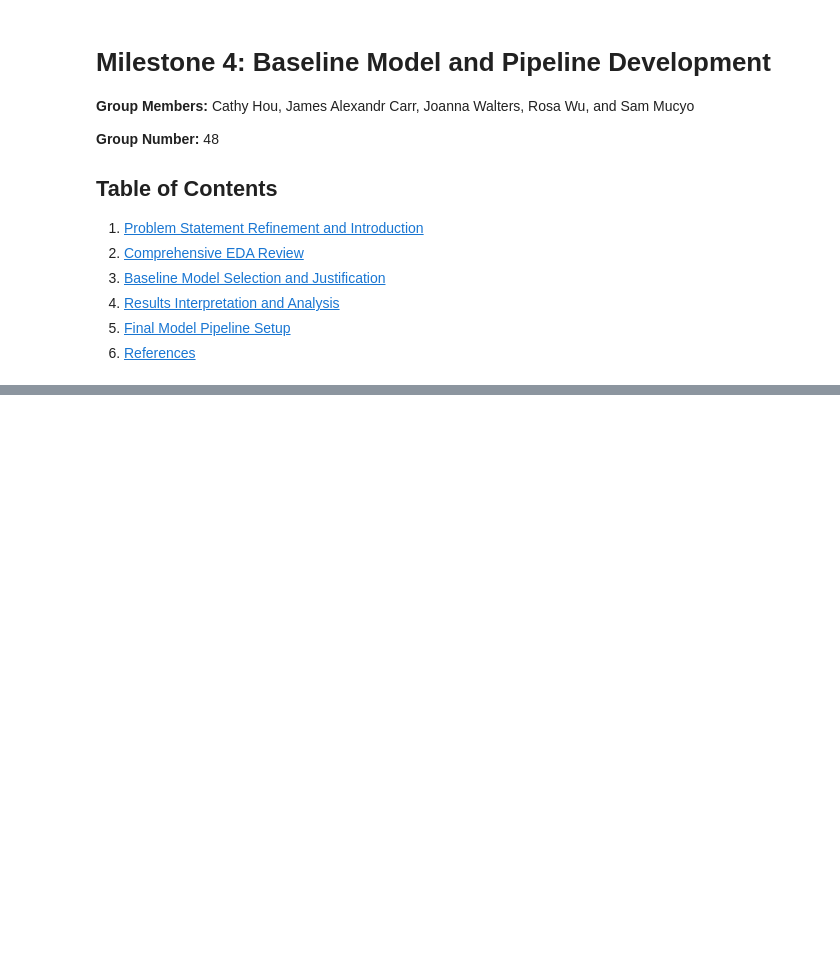
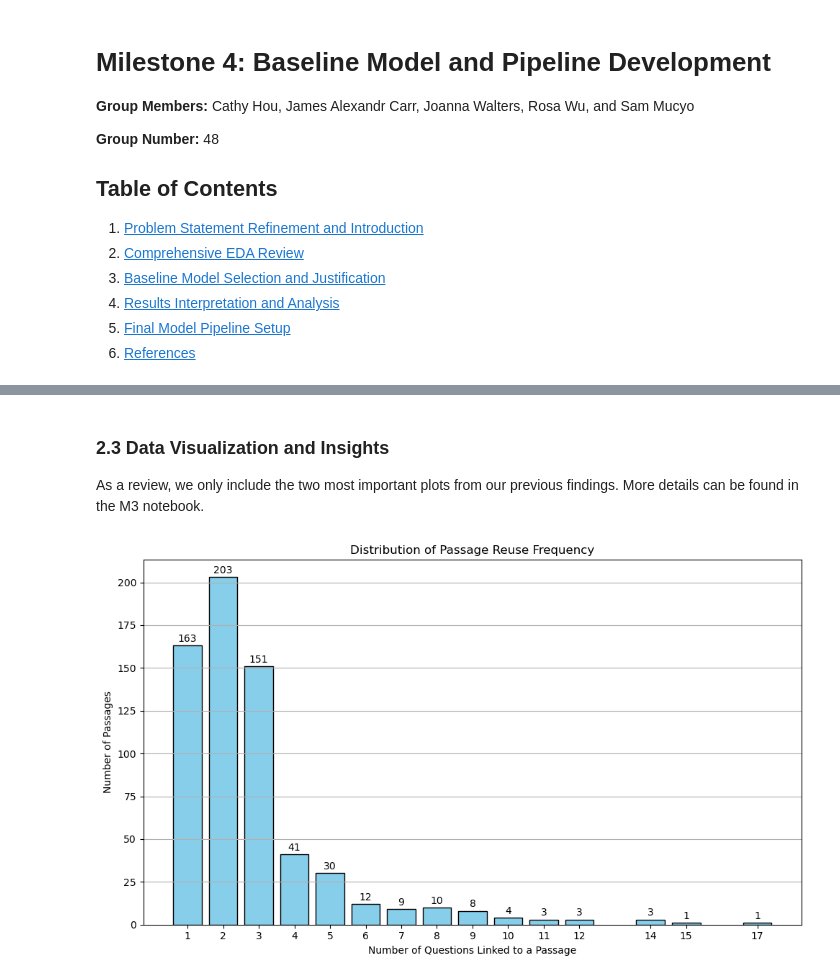
Before and after one commit to Sam-Mucyo/mcq-eval, a Jupyter notebook: milestones/m4/MS4_Notebook.ipynb, the cells around one changed output, grey strips where cells are left out. Saved outputs shown, nothing was run; the diff lists cells and outputs as text; code cells hidden in the pictures; blank space fills up the shorter version.

```diff
--- a/milestones/m4/MS4_Notebook.ipynb
+++ b/milestones/m4/MS4_Notebook.ipynb
@@ -129,0 +114,40 @@ plt.show()
+# %% [markdown]
+### 2.3 Data Visualization and Insights
+
+As a review, we only include the two most important plots from our previous findings. More details can be found in the M3 notebook.
+# %%
+# Load Pira2 Data datasets
+data_train = pd.read_csv(f"{PIRA2_DATA_DIR}/train.csv")
+data_val = pd.read_csv(f"{PIRA2_DATA_DIR}/validation.csv")
+data_test = pd.read_csv(f"{PIRA2_DATA_DIR}/test.csv")
+
+## cleaning step 1: drop the first column, just an index
+data_train.drop(columns = {'Unnamed: 0.1'}, inplace = True)
+data_train.rename(columns={'Unnamed: 0': 'Index'}, inplace=True)
+data_train.set_index('Index', inplace=True)
+
+
+# Step 1: Count how many times each passage is used
+passage_counts = data_train["abstract"].value_counts()
+
+# Step 2: Get histogram values
+freq_counts = passage_counts.value_counts().sort_index()
+
+# Step 3: Plot histogram with annotations
+plt.figure(figsize=(10, 6))
+bars = plt.bar(freq_counts.index, freq_counts.values, color="skyblue", edgecolor="black")
+
+# Add value labels above bars
+for bar in bars:
+    height = bar.get_height()
+    plt.text(bar.get_x() + bar.get_width()/2, height + 1, f"{height:.0f}", ha="center", va="bottom")
+
+plt.title("Distribution of Passage Reuse Frequency")
+plt.xlabel("Number of Questions Linked to a Passage")
+plt.ylabel("Number of Passages")
+plt.xticks(freq_counts.index)
+plt.grid(axis="y")
+plt.tight_layout()
+plt.show()
+# %% [output]
+[figure, added]
```
Also changed, not shown: parts of 34 cells of this notebook.
